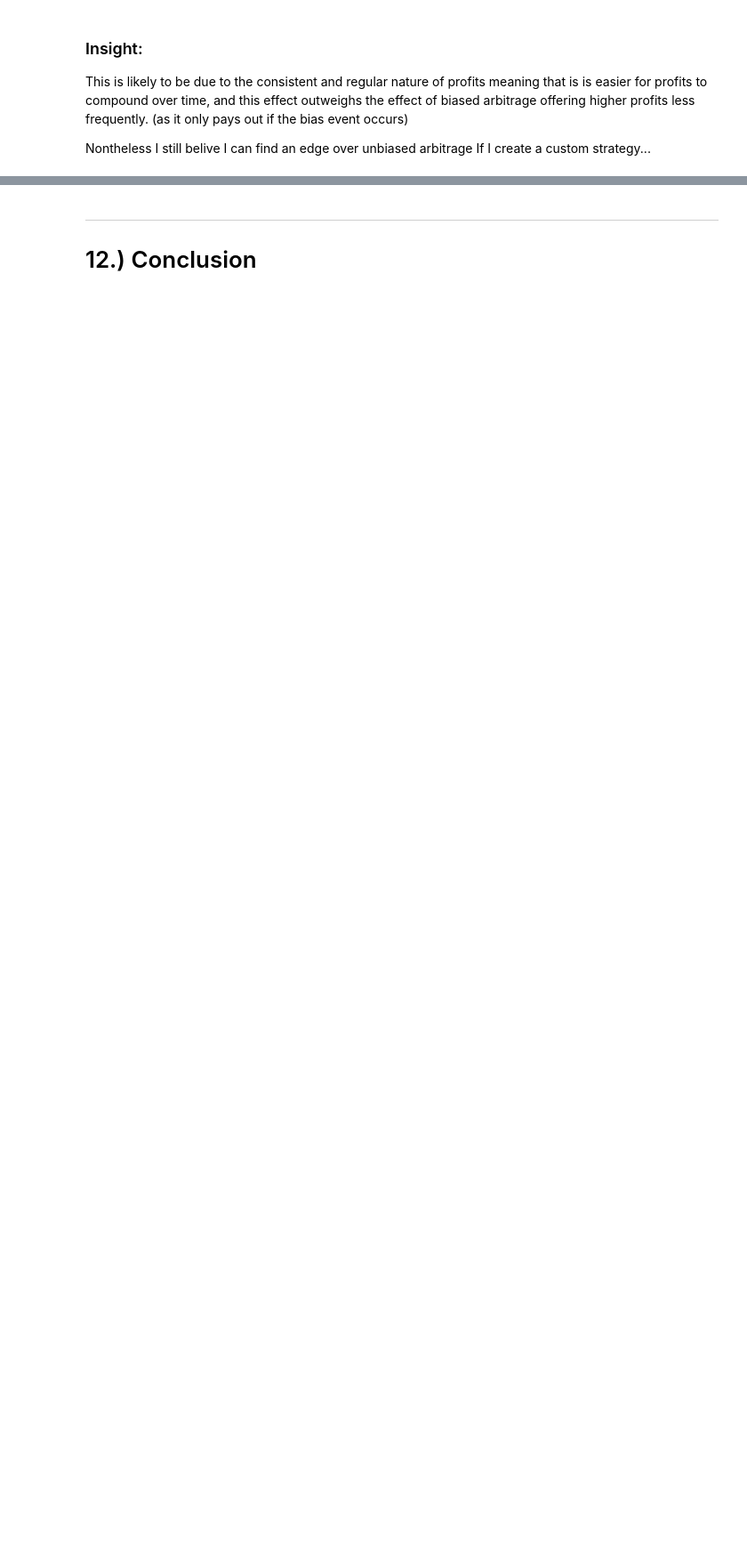
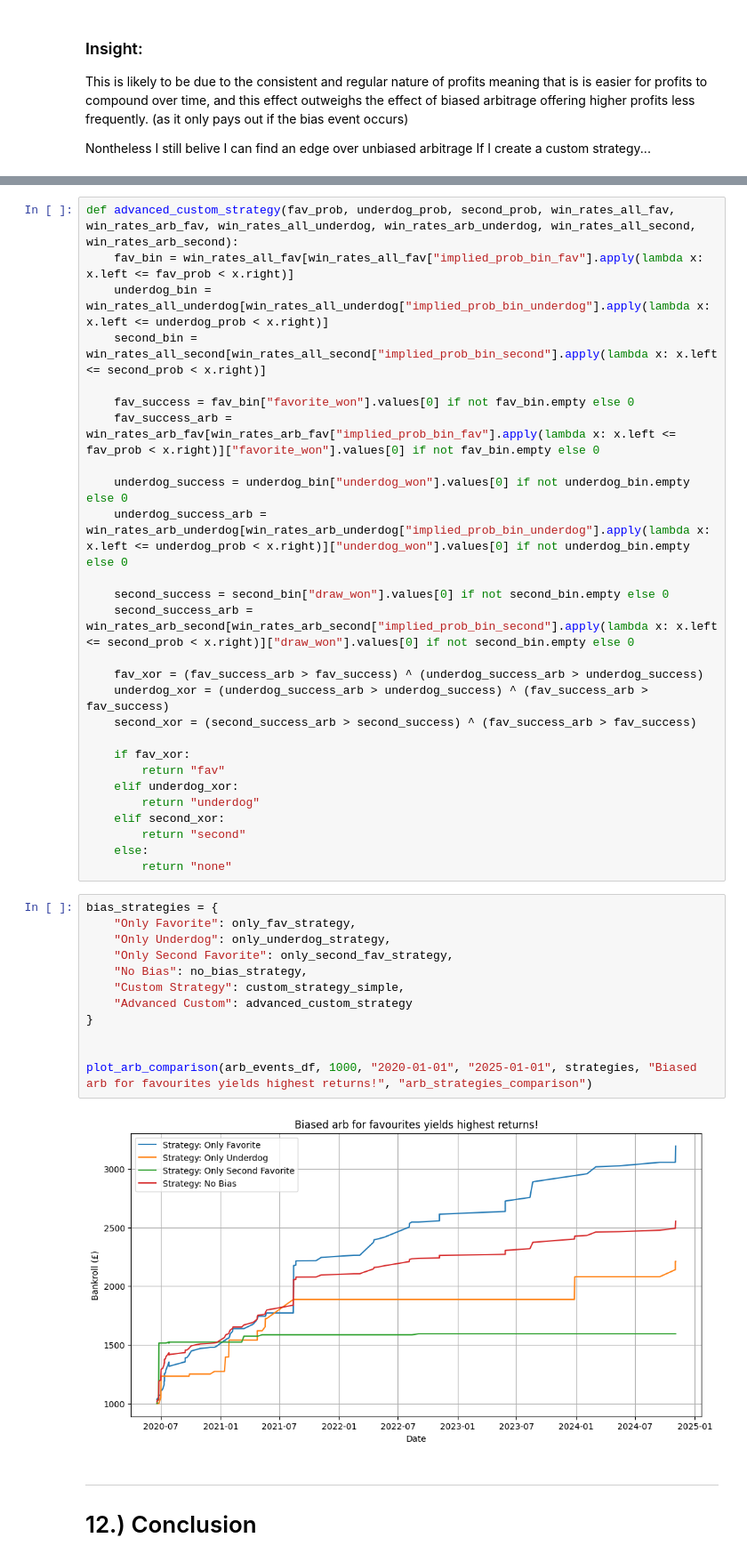
Before and after one commit to thoomkuzhymatthew/EPL_arb_betting, a Jupyter notebook: code/NB04-arbitrage_betting_strategies.ipynb, the cells around one changed output, grey strips where cells are left out. Shown at 89% size. Cells and saved outputs as stored; diff of their text form; blank space fills up the shorter version.

```diff
--- a/code/NB04-arbitrage_betting_strategies.ipynb
+++ b/code/NB04-arbitrage_betting_strategies.ipynb
@@ -1066,3 +935,44 @@ plot_custom_vs_unbiased(arb_events_df, 100, "2020-06-01", "2025-01-01")
+# %%
+def advanced_custom_strategy(fav_prob, underdog_prob, second_prob, win_rates_all_fav, win_rates_arb_fav, win_rates_all_underdog, win_rates_arb_underdog, win_rates_all_second, win_rates_arb_second):
+    fav_bin = win_rates_all_fav[win_rates_all_fav["implied_prob_bin_fav"].apply(lambda x: x.left <= fav_prob < x.right)]
+    underdog_bin = win_rates_all_underdog[win_rates_all_underdog["implied_prob_bin_underdog"].apply(lambda x: x.left <= underdog_prob < x.right)]
+    second_bin = win_rates_all_second[win_rates_all_second["implied_prob_bin_second"].apply(lambda x: x.left <= second_prob < x.right)]
+
+    fav_success = fav_bin["favorite_won"].values[0] if not fav_bin.empty else 0
+    fav_success_arb = win_rates_arb_fav[win_rates_arb_fav["implied_prob_bin_fav"].apply(lambda x: x.left <= fav_prob < x.right)]["favorite_won"].values[0] if not fav_bin.empty else 0
+
+    underdog_success = underdog_bin["underdog_won"].values[0] if not underdog_bin.empty else 0
+    underdog_success_arb = win_rates_arb_underdog[win_rates_arb_underdog["implied_prob_bin_underdog"].apply(lambda x: x.left <= underdog_prob < x.right)]["underdog_won"].values[0] if not underdog_bin.empty else 0
+
+    second_success = second_bin["draw_won"].values[0] if not second_bin.empty else 0
+    second_success_arb = win_rates_arb_second[win_rates_arb_second["implied_prob_bin_second"].apply(lambda x: x.left <= second_prob < x.right)]["draw_won"].values[0] if not second_bin.empty else 0
+
+    fav_xor = (fav_success_arb > fav_success) ^ (underdog_success_arb > underdog_success)
+    underdog_xor = (underdog_success_arb > underdog_success) ^ (fav_success_arb > fav_success)
+    second_xor = (second_success_arb > second_success) ^ (fav_success_arb > fav_success)
+
+    if fav_xor:
+        return "fav"
+    elif underdog_xor:
+        return "underdog"
+    elif second_xor:
+        return "second"
+    else:
+        return "none"
+# %%
+bias_strategies = {
+    "Only Favorite": only_fav_strategy,
+    "Only Underdog": only_underdog_strategy,
+    "Only Second Favorite": only_second_fav_strategy,
+    "No Bias": no_bias_strategy,
+    "Custom Strategy": custom_strategy_simple,
+    "Advanced Custom": advanced_custom_strategy
+}
+
+
+plot_arb_comparison(arb_events_df, 1000, "2020-01-01", "2025-01-01", strategies, "Biased arb for favourites yields highest returns!", "arb_strategies_comparison")
+# %% [output]
+[figure, added]
 # %% [markdown]
 ---
 # 12.) Conclusion
```
Also changed, not shown: parts of 22 cells of this notebook, 3 other files.
